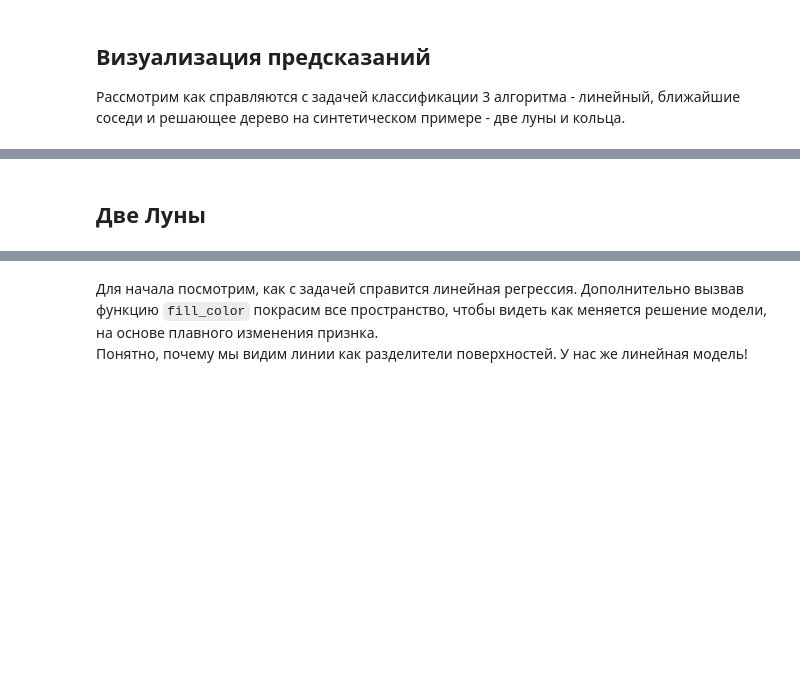
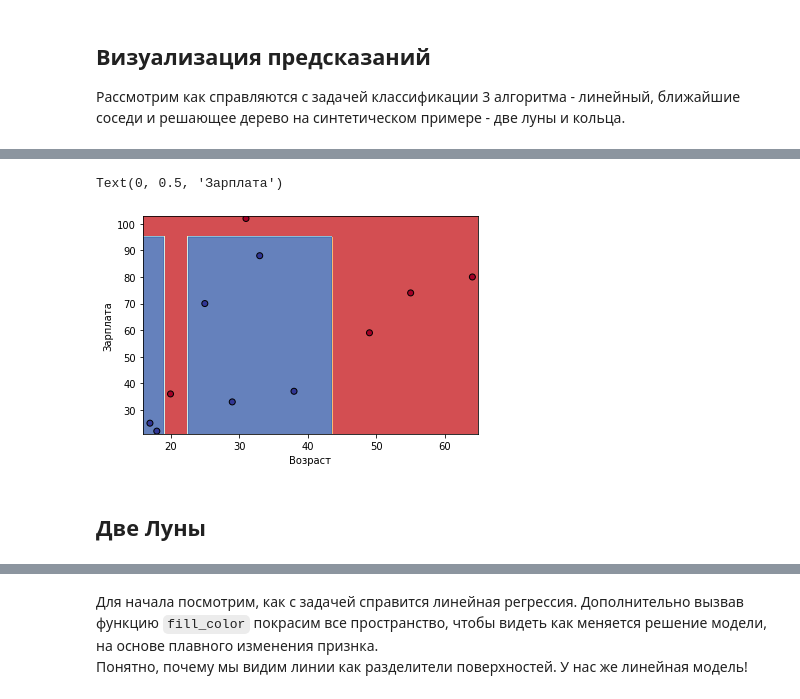
Before and after one commit to 7bits/ml-courses-7bits, a Jupyter notebook: 02-ml-advanced/06_desicion_trees/02-ws-decision-trees.ipynb, the cells around one changed output, grey strips where cells are left out. Saved outputs shown, nothing was run; the diff lists cells and outputs as text; code cells hidden in the pictures; blank space fills up the shorter version.

```diff
--- a/02-ml-advanced/06_desicion_trees/02-ws-decision-trees.ipynb
+++ b/02-ml-advanced/06_desicion_trees/02-ws-decision-trees.ipynb
@@ -216,12 +400,27 @@ def fill_color(clf, X, y, cmap=plt.cm.RdYlBu, proba=True, step=0.01):
 # %%
+data2 = pd.DataFrame({
+  'Возраст':  [17,64,18,20,38,49,55,25,29,31,33],
+  'Зарплата': [25,80,22,36,37,59,74,70,33,102,88],
+  'Невозврат кредита': [1,0,1,0,1,0,0,1,1,0,1]
+})
+
+clf = build_next_node(
+  data2[['Возраст', 'Зарплата']].values,
+  data2['Невозврат кредита'].values,
+  gini_index
+)
+
 fill_color(clf, data2['Возраст'], data2['Зарплата'], cmap=plt.cm.RdYlBu, proba=False, step=0.2)
 plt.scatter(data2['Возраст'], data2['Зарплата'], c=data2['Невозврат кредита'], cmap=plt.cm.RdYlBu, edgecolors='k')
 plt.xlabel('Возраст')
 plt.ylabel('Зарплата')
+# %% [output]
+Text(0, 0.5, 'Зарплата')
+[figure, added]
+# %% [markdown]
+## Две Луны
 # %%
 from sklearn.datasets import make_moons, make_circles, make_classification
-# %% [markdown]
-## Две Луны
 # %%
 X, y = make_moons(n_samples=150, noise=0.3, random_state=42)
 
```
Also changed, not shown: parts of 52 cells of this notebook.
